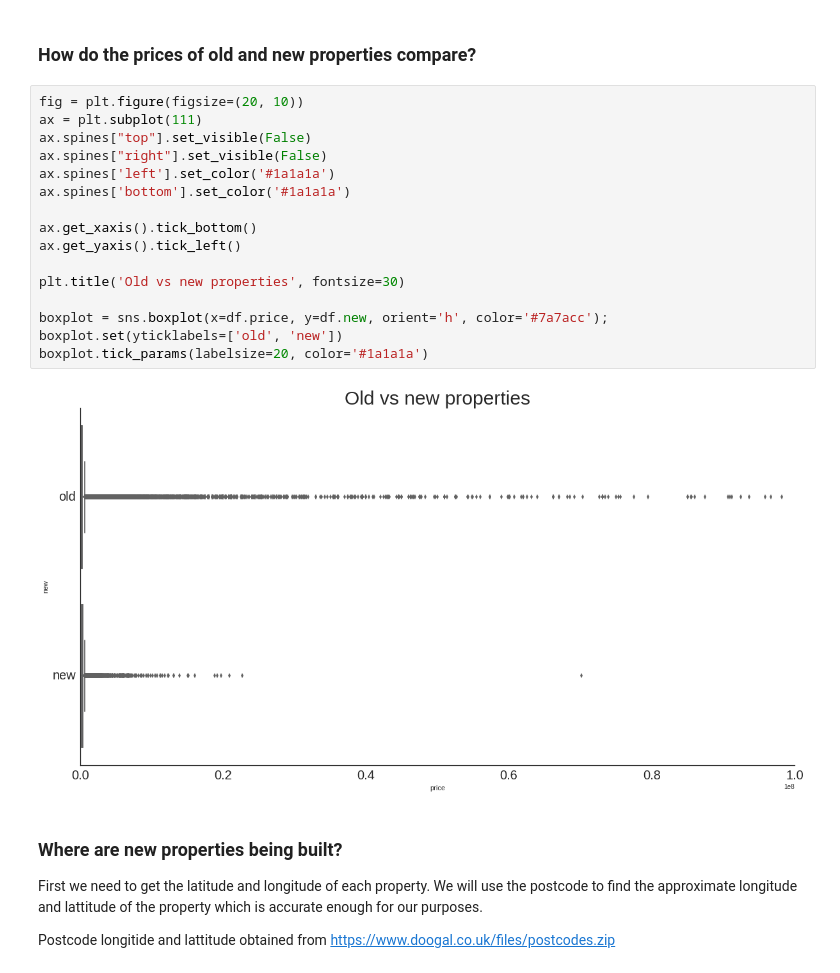
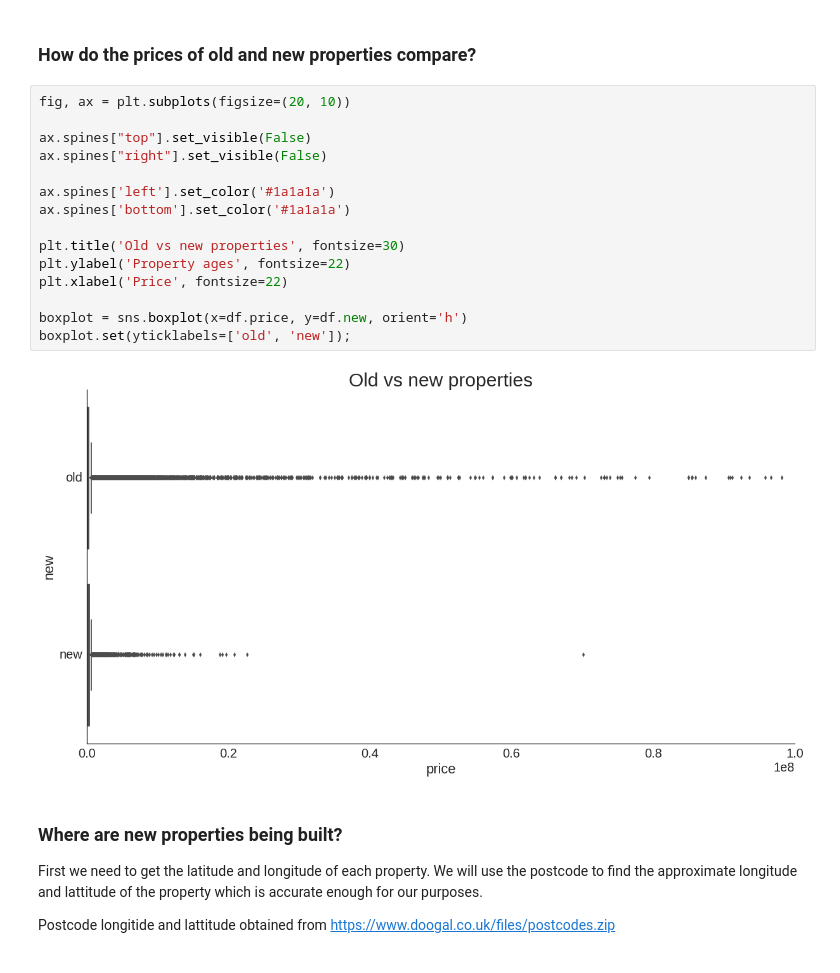
Before and after one commit to jamalmoir/notebook_playground, a Jupyter notebook: uk_2015_houseprice.ipynb, the cells around one changed output. Cells and saved outputs as stored; diff of their text form.

```diff
--- a/uk_2015_houseprice.ipynb
+++ b/uk_2015_houseprice.ipynb
@@ -148,23 +148,22 @@ plt.hist(no_outliers.price, bins=100);
 # %% [markdown]
 ### How do the prices of old and new properties compare?
 # %%
-fig = plt.figure(figsize=(20, 10))
-ax = plt.subplot(111)
+fig, ax = plt.subplots(figsize=(20, 10))
+
 ax.spines["top"].set_visible(False)
 ax.spines["right"].set_visible(False)
+
 ax.spines['left'].set_color('#1a1a1a')
 ax.spines['bottom'].set_color('#1a1a1a')
 
-ax.get_xaxis().tick_bottom()
-ax.get_yaxis().tick_left()
+plt.title('Old vs new properties', fontsize=30)
+plt.ylabel('Property ages', fontsize=22)
+plt.xlabel('Price', fontsize=22)
 
-plt.title('Old vs new properties', fontsize=30)
-
-boxplot = sns.boxplot(x=df.price, y=df.new, orient='h', color='#7a7acc');
-boxplot.set(yticklabels=['old', 'new'])
-boxplot.tick_params(labelsize=20, color='#1a1a1a')
+boxplot = sns.boxplot(x=df.price, y=df.new, orient='h')
+boxplot.set(yticklabels=['old', 'new']);
 # %% [output]
-[figure, old version]
+[figure, new version]
 # %% [markdown]
 ### Where are new properties being built?
 
```
Also changed, not shown: parts of 3 cells of this notebook.
